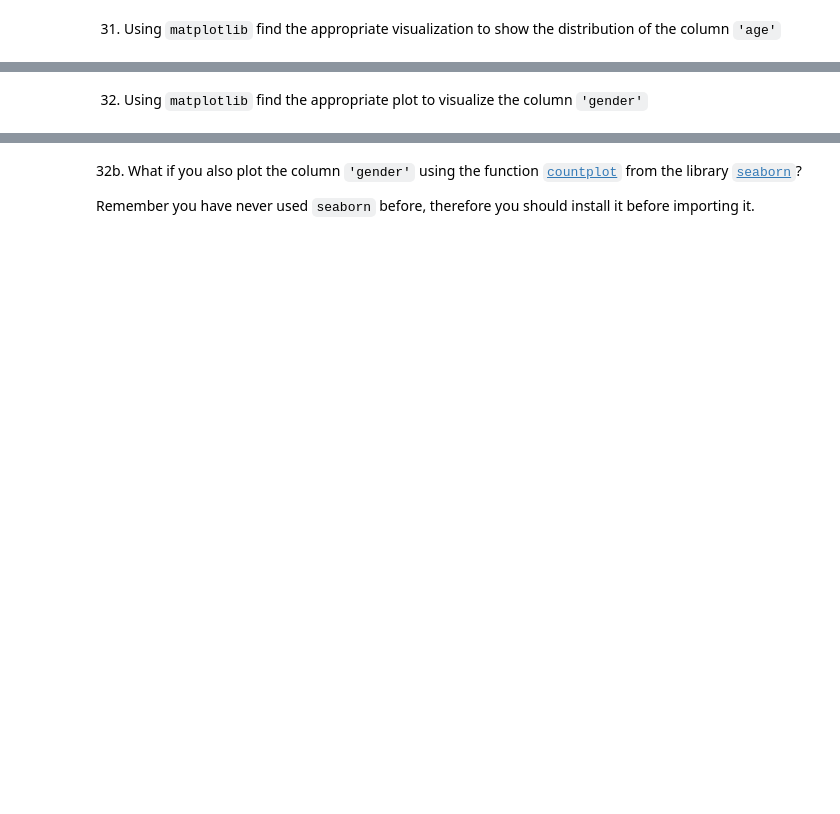
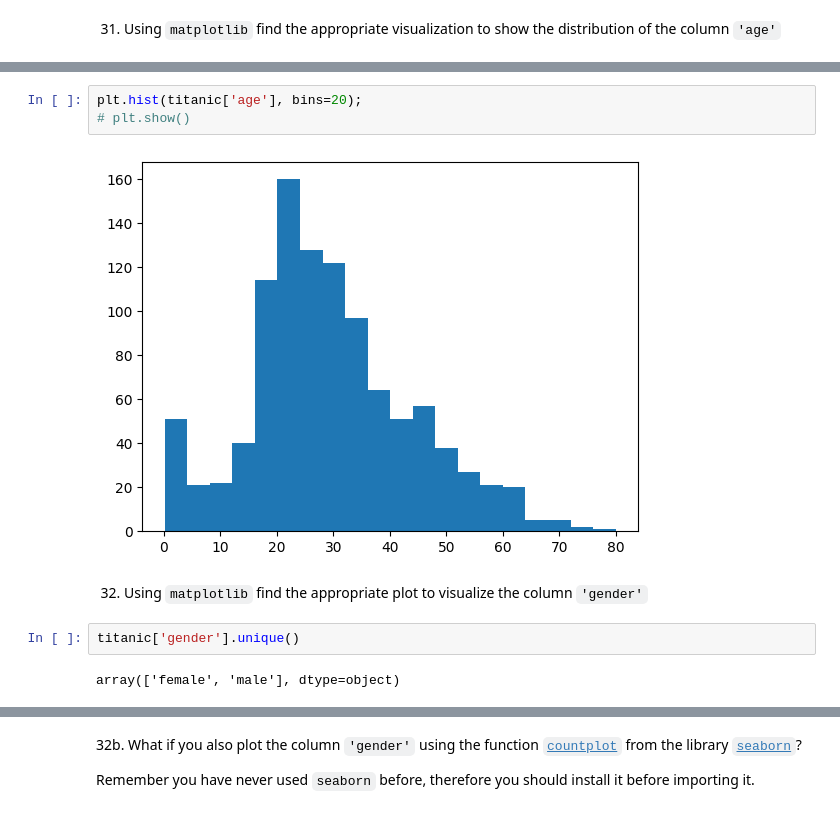
Before and after one commit to MNievas12/2409_dsft_thebridge, a Jupyter notebook: 2-Data_analysis/2-Pandas/Practica/7-Titanic/Titanic-exercise.ipynb, the cells around one changed output, grey strips where cells are left out. Drawn from its saved outputs; the diff is of its cells as text; blank space fills up the shorter version.

```diff
--- a/2-Data_analysis/2-Pandas/Practica/7-Titanic/Titanic-exercise.ipynb
+++ b/2-Data_analysis/2-Pandas/Practica/7-Titanic/Titanic-exercise.ipynb
@@ -99,2 +668,11 @@ Hint: There were two people with the same name, who?
+# %%
+plt.hist(titanic['age'], bins=20);
+# plt.show()
+# %% [output]
+[figure, added]
 # %% [markdown]
 32. Using `matplotlib` find the appropriate plot to visualize the column `'gender'`
+# %%
+titanic['gender'].unique()
+# %% [output]
+array(['female', 'male'], dtype=object)
```
Also changed, not shown: parts of 70 cells of this notebook.
